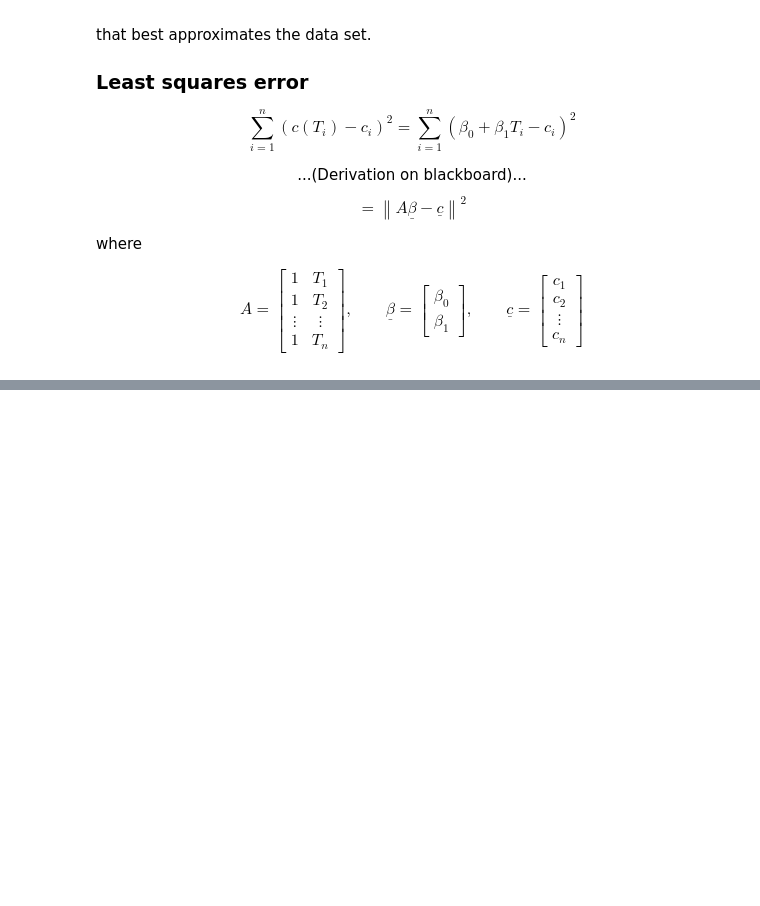
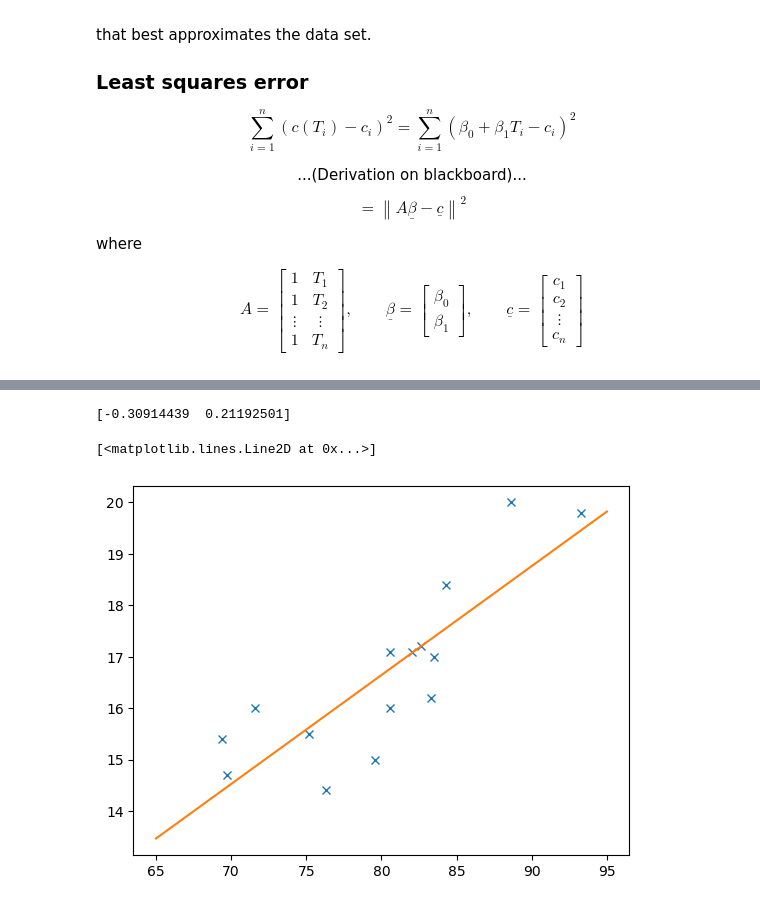
Before and after one commit to bogfjellmo/nmbu-math280, a Jupyter notebook: LectureExamples/2024/Least squares problem.ipynb, the cells around one changed output, grey strips where cells are left out. Saved outputs shown, nothing was run; the diff lists cells and outputs as text; code cells hidden in the pictures; blank space fills up the shorter version.

```diff
--- a/LectureExamples/2024/Least squares problem.ipynb
+++ b/LectureExamples/2024/Least squares problem.ipynb
@@ -53,3 +53,11 @@ $$ A=
 \underline{\beta} = \begin{bmatrix} \beta_0 \\ \beta_1 \end{bmatrix}, \qquad
 \underline{c} = \begin{bmatrix} c_1\\c_2\\ \vdots \\c_n\end{bmatrix}
 $$
+# %%
+A=np.vstack((np.ones(len(T)),T)).transpose()
+
+A= np.zeros((len(T),2))
+A[:,0]=1
+A[:,1]=T
+
+print(A)
@@ -55,0 +80,15 @@ $$
+# %%
+# Normal equations:
+theta_best = np.linalg.solve(A.T@A, A.T@c)
+print(theta_best)
+# %% [output]
+[-0.30914439  0.21192501]
+# %%
+trange=np.linspace(65,95,100)
+
+plt.plot(T,c, 'x')
+
+plt.plot(trange, theta_best[0]+theta_best[1]*trange)
+# %% [output]
+[<matplotlib.lines.Line2D at 0x...>]
+[figure, added]
```
Also changed, not shown: parts of 12 cells of this notebook.
